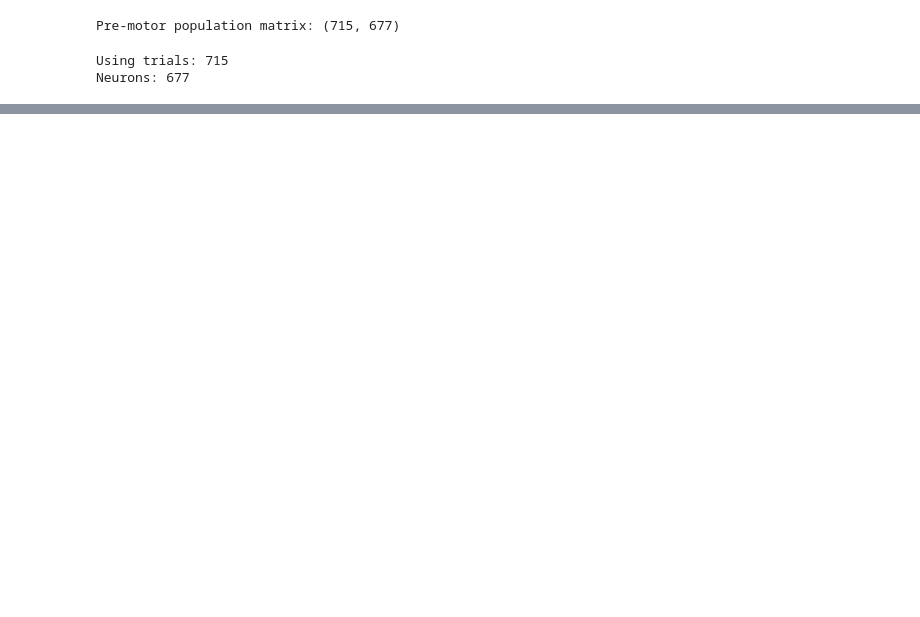
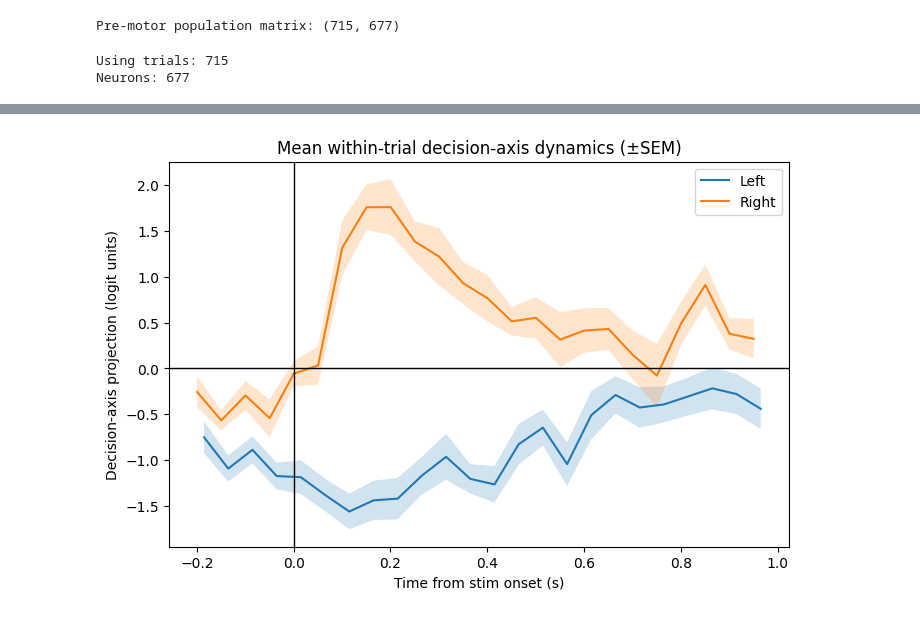
Before and after one commit to kbstafford/decisivetimes, a Jupyter notebook: jason/9_neural_dsi/pilot_analysis.ipynb, the cells around one changed output, grey strips where cells are left out. Drawn from its saved outputs; the diff is of its cells as text; code cells hidden in the pictures; blank space fills up the shorter version.

```diff
--- a/jason/9_neural_dsi/pilot_analysis.ipynb
+++ b/jason/9_neural_dsi/pilot_analysis.ipynb
@@ -289,0 +448,41 @@ eval_subset("Incorrect", mask_err)
+# %%
+def mean_sem_trajectories(indices, t_before=0.2, t_after=1.0):
+    trajs = []
+    t_ref = None
+    for i in indices:
+        t_rel, proj = trial_trajectory_projection(counts, bin_centers, stim[i], t_before=t_before, t_after=t_after)
+        if t_rel is None:
+            continue
+        if t_ref is None:
+            t_ref = t_rel
+        # ensure equal length; skip if mismatch
+        if len(t_rel) != len(t_ref):
+            continue
+        trajs.append(proj)
+    if not trajs:
+        return None, None, None
+    M = np.vstack(trajs)  # (n_trials, T)
+    mean = M.mean(axis=0)
+    sem = M.std(axis=0, ddof=1) / np.sqrt(M.shape[0])
+    return t_ref, mean, sem
+
+tL, mL, sL = mean_sem_trajectories(idx_L)
+tR, mR, sR = mean_sem_trajectories(idx_R)
+
+plt.figure(figsize=(8, 5))
+if tL is not None:
+    plt.plot(tL, mL, color="tab:blue", label="Left")
+    plt.fill_between(tL, mL - sL, mL + sL, alpha=0.2)
+if tR is not None:
+    plt.plot(tR, mR, color="tab:orange", label="Right")
+    plt.fill_between(tR, mR - sR, mR + sR, alpha=0.2)
+
+plt.axvline(0, color="k", lw=1)
+plt.axhline(0, color="k", lw=1)
+plt.xlabel("Time from stim onset (s)")
+plt.ylabel("Decision-axis projection (logit units)")
+plt.title("Mean within-trial decision-axis dynamics (±SEM)")
+plt.legend(loc="best")
+plt.show()
+# %% [output]
+[figure, added]
```
Also changed, not shown: parts of 12 cells of this notebook.
